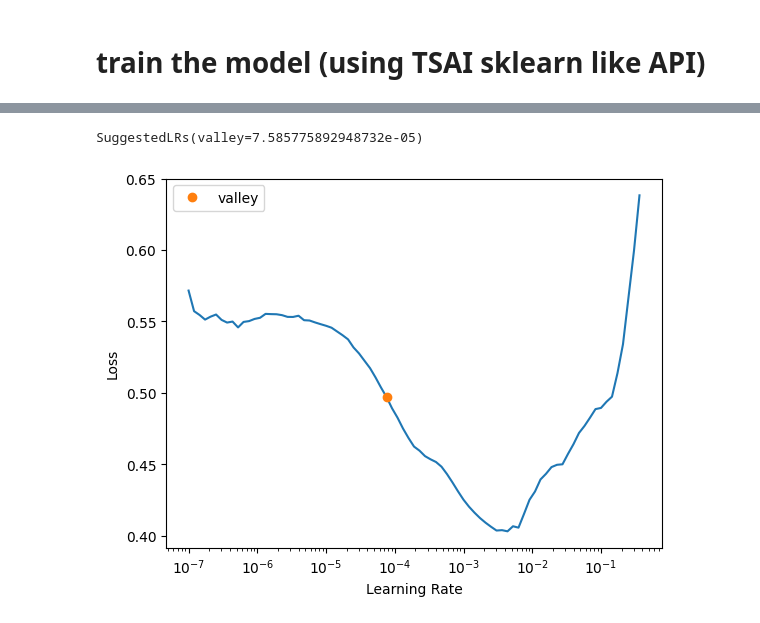
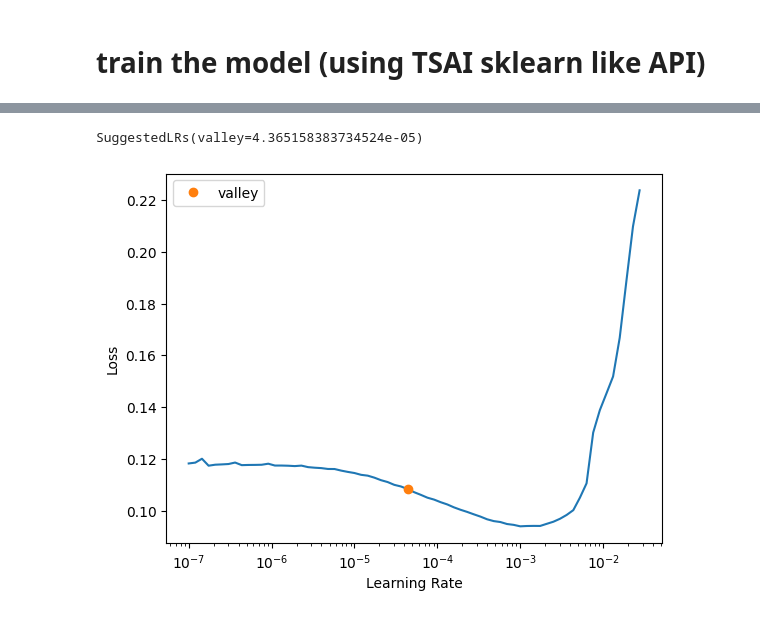
Before and after one commit to jiadol/Travel_Ml, a Jupyter notebook: notebooks/05_prediction.ipynb, the cells around one changed output, grey strips where cells are left out. Drawn from its saved outputs; the diff is of its cells as text; code cells hidden in the pictures.

```diff
--- a/notebooks/05_prediction.ipynb
+++ b/notebooks/05_prediction.ipynb
@@ -41,13 +41,12 @@ from tsai.data.validation import get_splits
 from tsai.data.preparation import SlidingWindow
 from tsai.data.core import TSForecasting
 
-window_length = 30
-stride = 2  # window move only one step forward, also means len(X)=len(data)
-horizon = 5
+window_length = 365
+stride = horizon = 10  # window move only one step forward, also means len(X)=len(data)
 n_vars = 3
 
 X, y = SlidingWindow(window_length, stride=stride, horizon=horizon, get_x=None, get_y=None)(data.values)
-splits = get_splits(y, valid_size=.1, stratify=False, random_state=42, shuffle=True)
+splits = get_splits(y, valid_size=.2, stratify=False, random_state=42, shuffle=True)
 dsets = TSDatasets(X, y, tfms=[None, [TSForecasting()]], splits=splits, inplace=True)
 dls = TSDataLoaders.from_dsets(dsets.train, dsets.valid)
 (X.shape, y.shape)
@@ -59,42 +58,55 @@ dls = TSDataLoaders.from_dsets(dsets.train, dsets.valid)
 # %%
 from torch.nn.functional import mse_loss
 from tsai.data.core import TSForecasting
 from tsai.tslearner import TSForecaster
 from torch import nn
 from tsai.callback.core import ShowGraphCallback2
 from fastai.metrics import mae, rmse
 from fastai.losses import MSELossFlat, L1LossFlat
 from tsai.models.TST import TST
+from tsai.models.PatchTST import PatchTST
 
-# model = None = ResNet
-model = TST(c_in=dls.vars,
-            c_out=15,
-            seq_len=dls.len,
-            max_seq_len=dls.len,
-            n_layers=4,
-            d_model=128,
-            n_heads=4,
-            d_k=32,
-            d_v=64,
-            dropout=0.1)
+# # model = None = ResNet
+# model = TST(c_in=dls.vars,
+#             c_out=horizon*n_vars,
+#             seq_len=dls.len,
+#             max_seq_len=dls.len,
+#             n_layers=3,
+#             d_model=128,
+#             n_heads=16,
+#             d_k=32,
+#             d_v=64,
+#             dropout=0.1)
+
+model = PatchTST(
+    c_in=dls.vars,
+    c_out=horizon * n_vars,
+    seq_len=dls.len,
+    pred_dim=horizon,
+    d_ff=2048,
+    n_layers=2,
+    d_model=512,
+    n_heads=8,
+    dropout=0.05
+)
 
 # TODO: mae and rmse all need flatten check
 learn = TSForecaster(
     X=X,
     y=y,
     splits=splits,
     tfms=[None, [TSForecasting()]],
     arch=model,
     batch_size=64,
     shuffle_train=False,
     device=device,
     loss_func=L1LossFlat(),
     metrics=[rmse], cbs=ShowGraphCallback2(),
     model_dir="../models"
 )
 learn.lr_find()
 # %% [output]
 [interactive output not drawn]
-SuggestedLRs(valley=7.585775892948732e-05)
+SuggestedLRs(valley=4.365158383734524e-05)
-[figure, old version]
+[figure, new version]
 # %%
```
Also changed, not shown: parts of 6 cells of this notebook, 2 other files.
